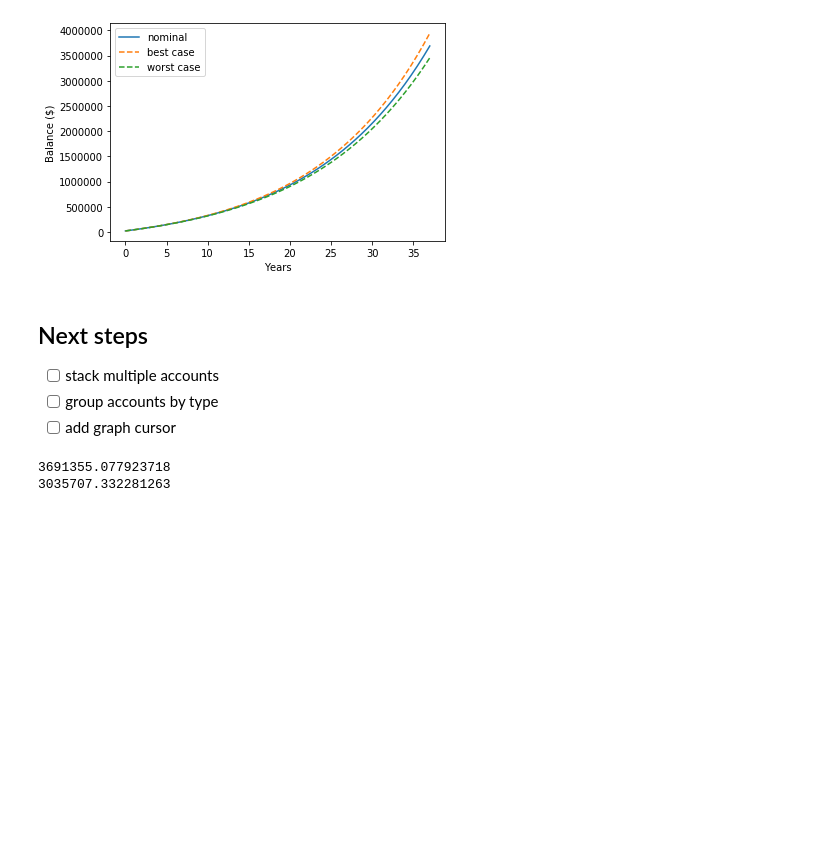
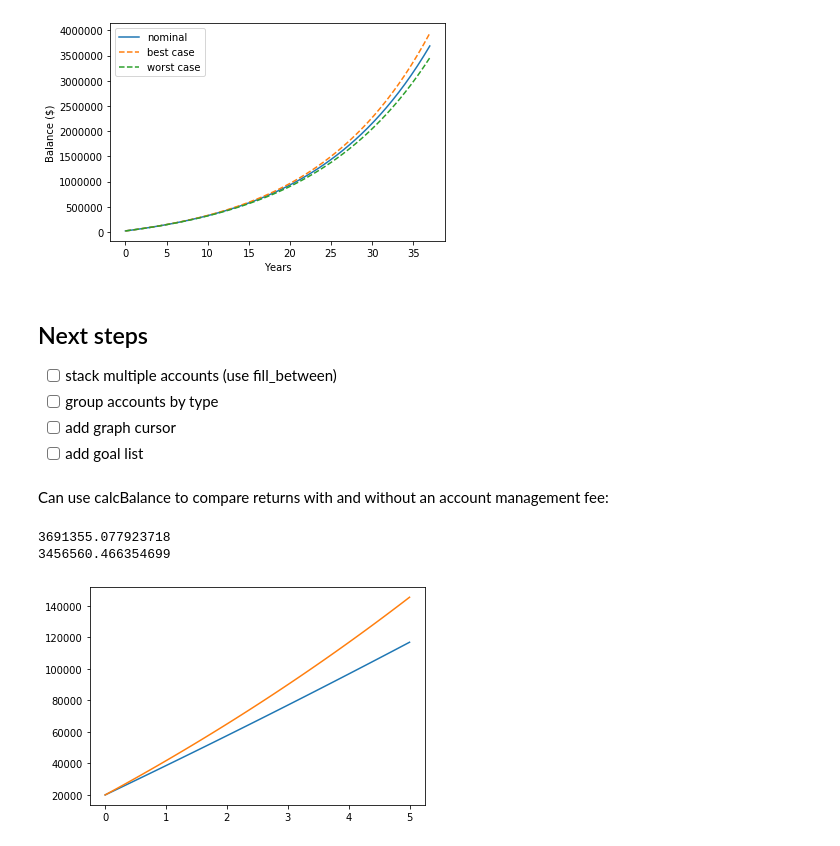
Before and after one commit to berger156/CompoundInterest, a Jupyter notebook: Compound Interest.ipynb, the cells around one changed output. Cells and saved outputs as stored; diff of their text form; code cells hidden in the pictures; blank space fills up the shorter version.

```diff
--- a/Compound Interest.ipynb
+++ b/Compound Interest.ipynb
@@ -52,8 +52,24 @@ class account:
     @classmethod
     def plotAccounts(cls, noYears):
         t = np.linspace(0, noYears)
+        plt.figure()
         for acct in cls._registry:
-            plt.plot(t, acct.calcBalance)
+            plt.plot(t, acct.calcBalance(t))
+
+        plt.show()
+
+    @classmethod
+    def stackAccounts(cls, noYears):
+        t = np.linspace(0, noYears)
+        plt.figure()
+        # create a dummy account that always holds zero balance, being sure to avoid divide-by-zeros
+        prev_acct = account("zeros", "savings", 0, 1, 0, 12, 0, 0)
+        for acct in cls._registry:
+            plt.fill_between(t, acct.calcBalance(t) + prev_acct.calcBalance(t), prev_acct.calcBalance(t))
+            prev_acct = acct
+
+        del prev_acct
+        plt.show()
 
     numberOfAccounts = 0
 
@@ -98,7 +114,7 @@ class account:
     def plotAccount(self,noYears):
         t = np.linspace(0, noYears)
 
-        accountGraph = plt.figure()
+        #accountGraph = plt.figure()
 
         plt.plot(t, self.calcBalance(t))
         plt.xlabel("Years")
@@ -110,7 +126,7 @@ class account:
             plt.legend(('nominal','best case','worst case'))
 
         #plt.show()
-        return accountGraph
+        return plt
 # %%
 test = account("test","checking", 0, 0, 0, 0, 500, 26)
 # %% [output]
@@ -160,12 +176,19 @@ Betterment.plotAccount(37)
 [figure]
 # %% [markdown]
 ## Next steps
-* [ ] stack multiple accounts
+* [ ] stack multiple accounts (use fill_between)
 * [ ] group accounts by type
 * [ ] add graph cursor
+* [ ] add goal list
+# %% [markdown]
+Can use calcBalance to compare returns with and without an account management fee:
 # %%
 print(Betterment.calcBalance(37))
-print(Betterment.calcBalance(37,-0.75))
+print(Betterment.calcBalance(37,-0.25))
 # %% [output]
 3691355.077923718
-3035707.332281263
+3456560.466354699
+# %%
+account.plotAccounts(5)
+# %% [output]
+[figure, added]
```
Also changed, not shown: parts of 1 cell of this notebook.
